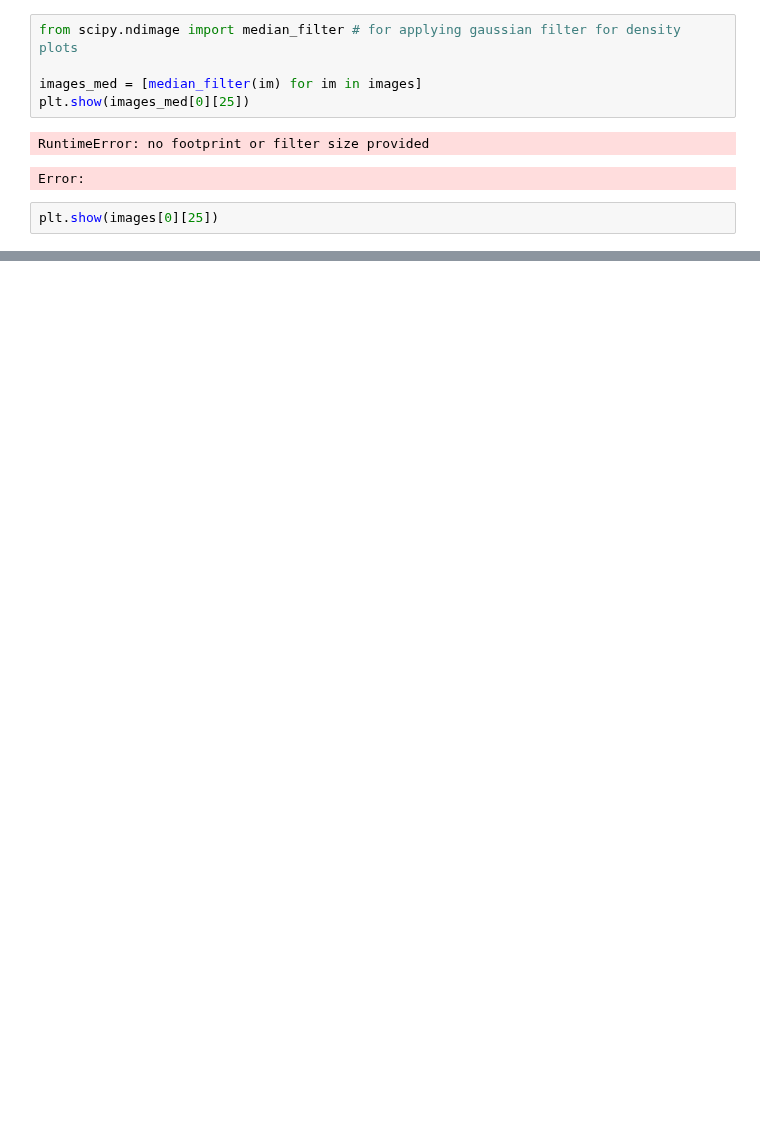
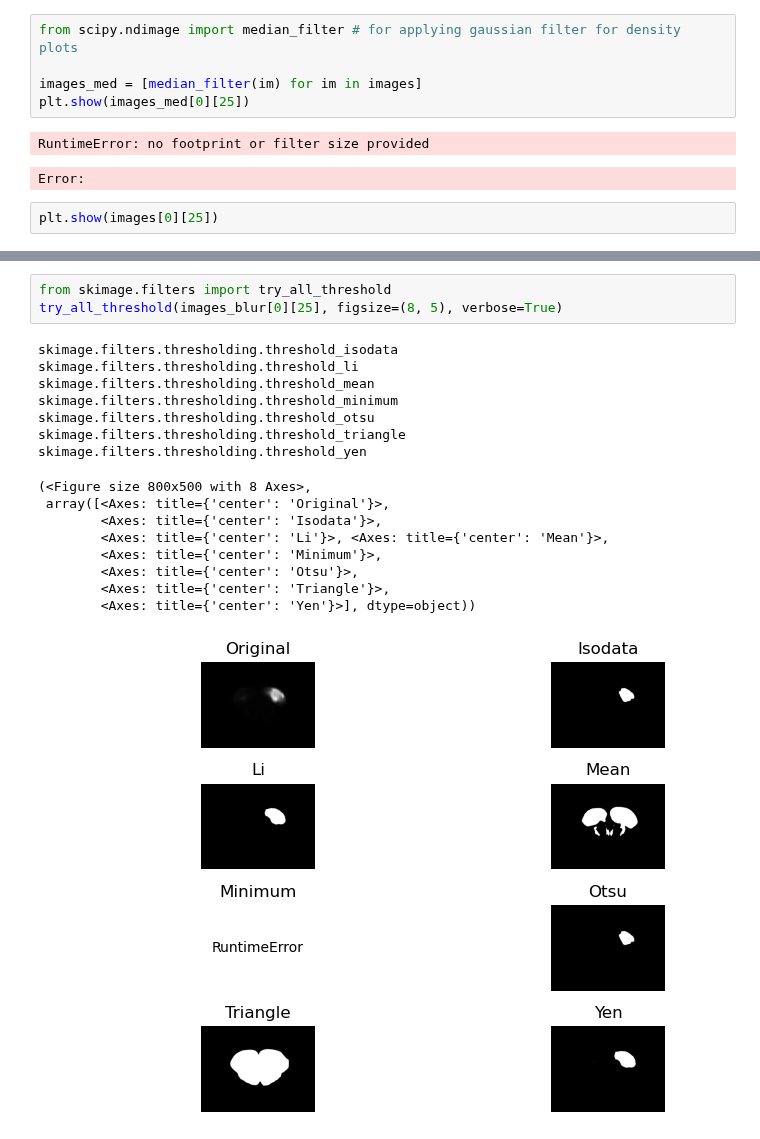
Before and after one commit to eisko/STP_analysis, a Jupyter notebook: replicates.ipynb, the cells around one changed output, grey strips where cells are left out. Cells and saved outputs as stored; diff of their text form; blank space fills up the shorter version.

```diff
--- a/replicates.ipynb
+++ b/replicates.ipynb
@@ -133,0 +170,20 @@ plt.show(images[0][25])
+# %%
+from skimage.filters import try_all_threshold
+try_all_threshold(images_blur[0][25], figsize=(8, 5), verbose=True)
+# %% [output]
+skimage.filters.thresholding.threshold_isodata
+skimage.filters.thresholding.threshold_li
+skimage.filters.thresholding.threshold_mean
+skimage.filters.thresholding.threshold_minimum
+skimage.filters.thresholding.threshold_otsu
+skimage.filters.thresholding.threshold_triangle
+skimage.filters.thresholding.threshold_yen
+(<Figure size 800x500 with 8 Axes>,
+ array([<Axes: title={'center': 'Original'}>,
+        <Axes: title={'center': 'Isodata'}>,
+        <Axes: title={'center': 'Li'}>, <Axes: title={'center': 'Mean'}>,
+        <Axes: title={'center': 'Minimum'}>,
+        <Axes: title={'center': 'Otsu'}>,
+        <Axes: title={'center': 'Triangle'}>,
+        <Axes: title={'center': 'Yen'}>], dtype=object))
+[figure, added]
```
Also changed, not shown: parts of 12 cells of this notebook, 1 other file.
